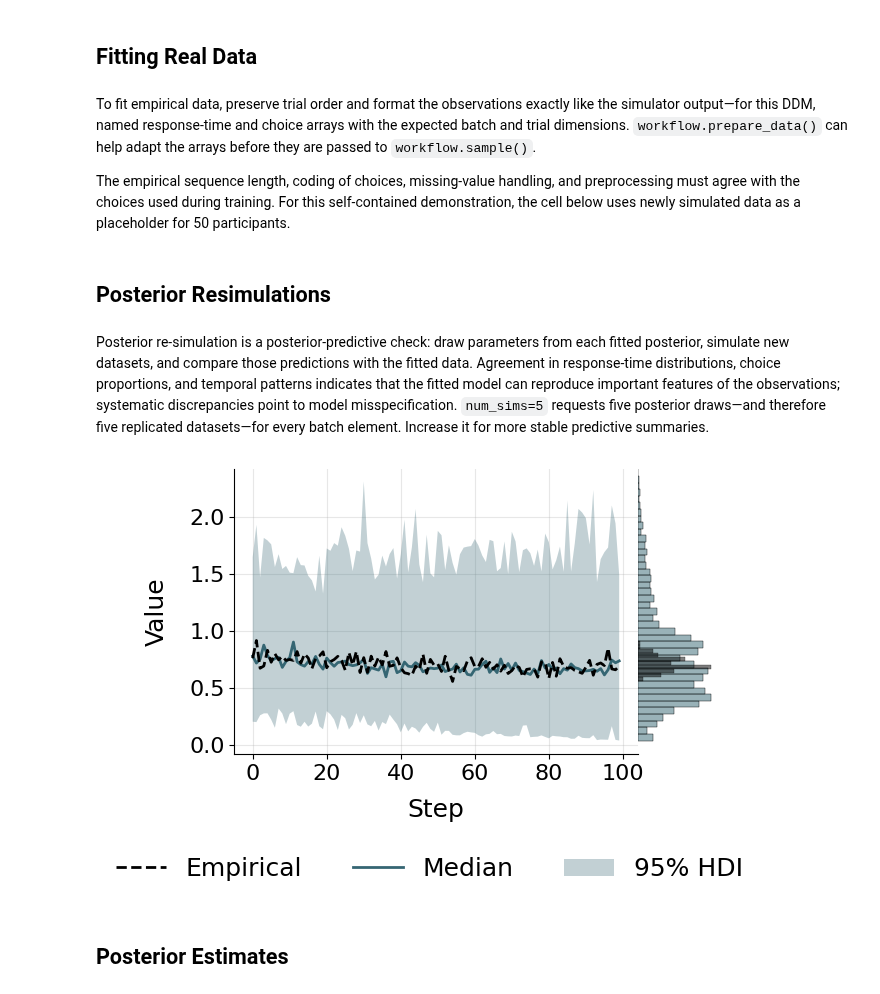
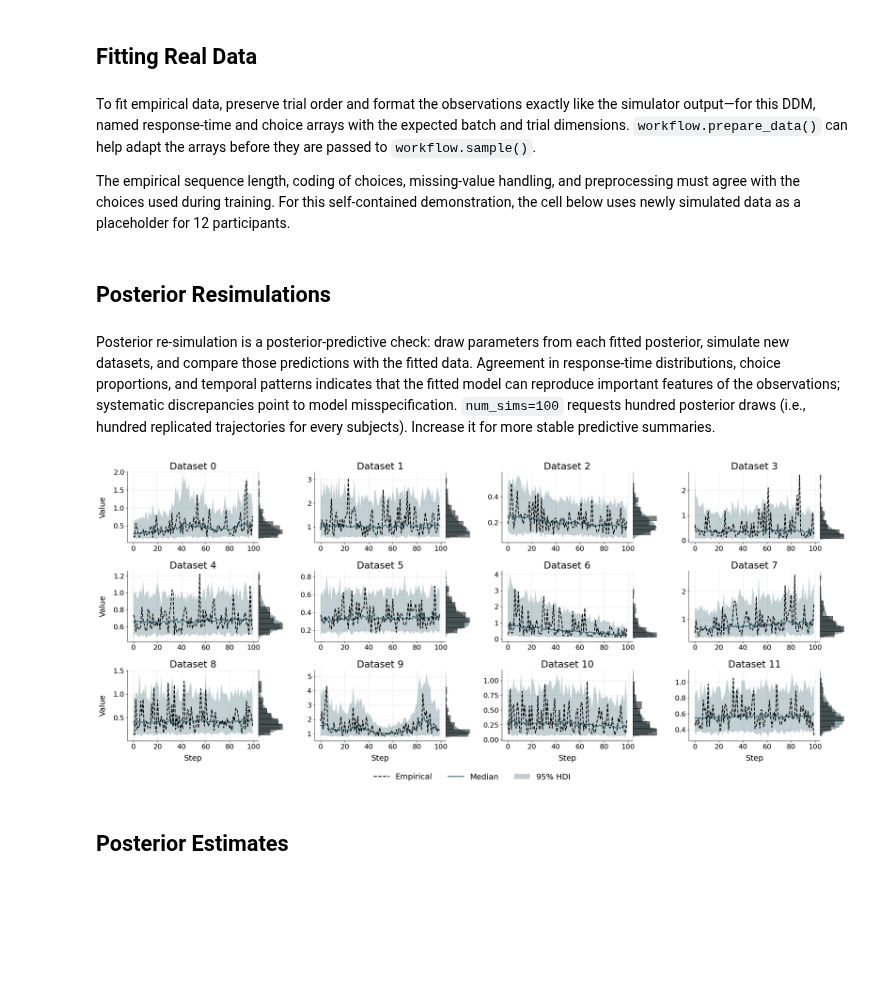
Before and after one commit to LuSchumacher/superstats, a Jupyter notebook: examples/minimal_workflow_demo.ipynb, the cells around one changed output. Cells and saved outputs as stored; diff of their text form; code cells hidden in the pictures; blank space fills up the shorter version.

Commit message:
Add more meaningful summaries for 'real data'

```diff
--- a/examples/minimal_workflow_demo.ipynb
+++ b/examples/minimal_workflow_demo.ipynb
@@ -268,28 +268,23 @@ fig_recovery, fig_calibration, fig_z_score_contraction = workflow.verify_time_in
 # %% [markdown]
 To fit empirical data, preserve trial order and format the observations exactly like the simulator output—for this DDM, named response-time and choice arrays with the expected batch and trial dimensions. `workflow.prepare_data()` can help adapt the arrays before they are passed to `workflow.sample()`.
 
-The empirical sequence length, coding of choices, missing-value handling, and preprocessing must agree with the choices used during training. For this self-contained demonstration, the cell below uses newly simulated data as a placeholder for 50 participants.
+The empirical sequence length, coding of choices, missing-value handling, and preprocessing must agree with the choices used during training. For this self-contained demonstration, the cell below uses newly simulated data as a placeholder for 12 participants.
 # %%
-num_subject = 50
+num_subjects = 12
 
-data = model.sample(batch_size=num_subject, num_steps=NUM_STEPS)
+data = model.sample(batch_size=num_subjects, num_steps=NUM_STEPS)
 
 samples = workflow.sample(data=data, num_samples=500, batch_size=4)
 # %% [markdown]
 ## Posterior Resimulations
 # %% [markdown]
-Posterior re-simulation is a posterior-predictive check: draw parameters from each fitted posterior, simulate new datasets, and compare those predictions with the fitted data. Agreement in response-time distributions, choice proportions, and temporal patterns indicates that the fitted model can reproduce important features of the observations; systematic discrepancies point to model misspecification. `num_sims=5` requests five posterior draws—and therefore five replicated datasets—for every batch element. Increase it for more stable predictive summaries.
+Posterior re-simulation is a posterior-predictive check: draw parameters from each fitted posterior, simulate new datasets, and compare those predictions with the fitted data. Agreement in response-time distributions, choice proportions, and temporal patterns indicates that the fitted model can reproduce important features of the observations; systematic discrepancies point to model misspecification. `num_sims=100` requests hundred posterior draws (i.e., hundred replicated trajectories for every subjects). Increase it for more stable predictive summaries.
 # %%
-resim_data = workflow.resimulate(samples, num_sims=5)
+resim_data = workflow.resimulate(samples, num_sims=100)
 # %%
-fig = sup.diagnostics.plot_posterior_resimulation(
-    prediction=resim_data,
-    empirical=data,
-    aggregation=np.median,
-    aggregate_strategy="no_epistemic",
-)
+fig = sup.diagnostics.plot_posterior_resimulation(prediction=resim_data, empirical=data)
 # %% [output]
-[figure, old version]
+[figure, new version]
 # %% [markdown]
 ## Posterior Estimates
 # %% [markdown]
```
Also changed, not shown: parts of 3 cells of this notebook.
